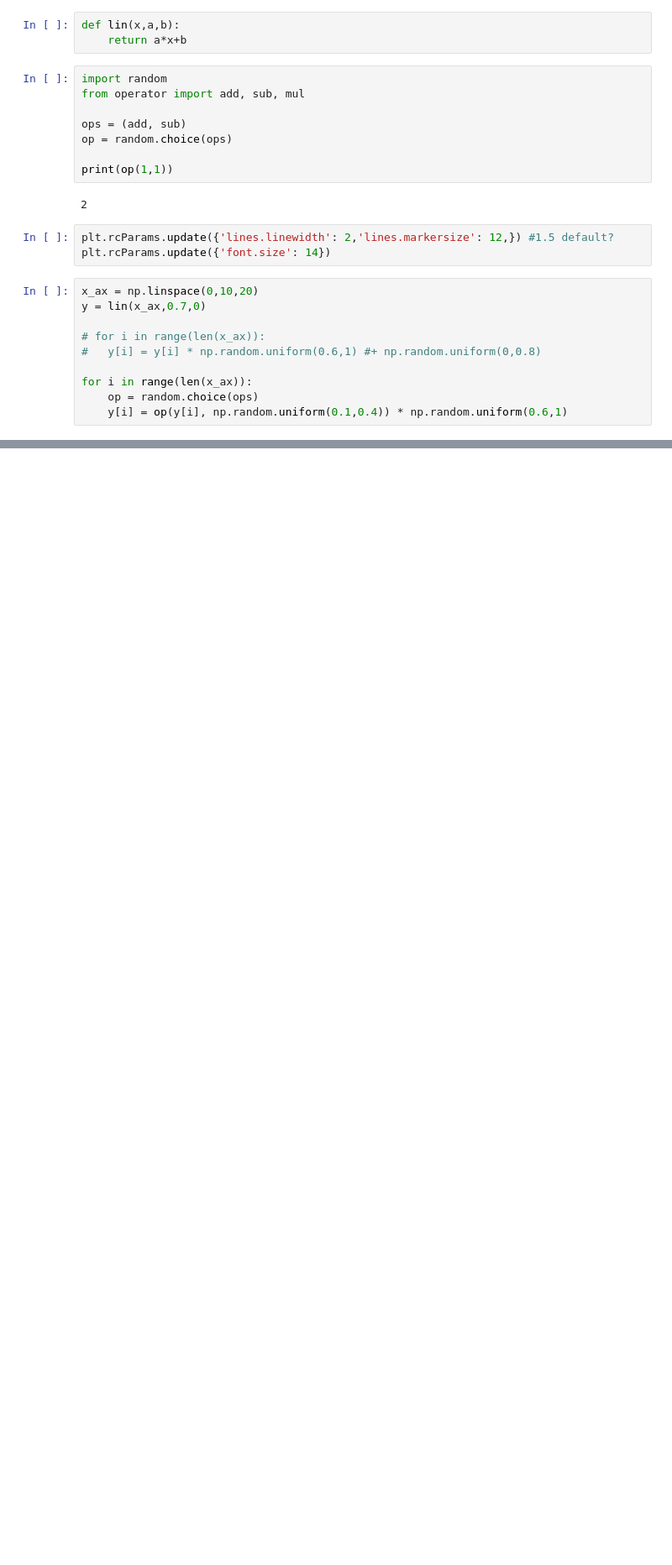
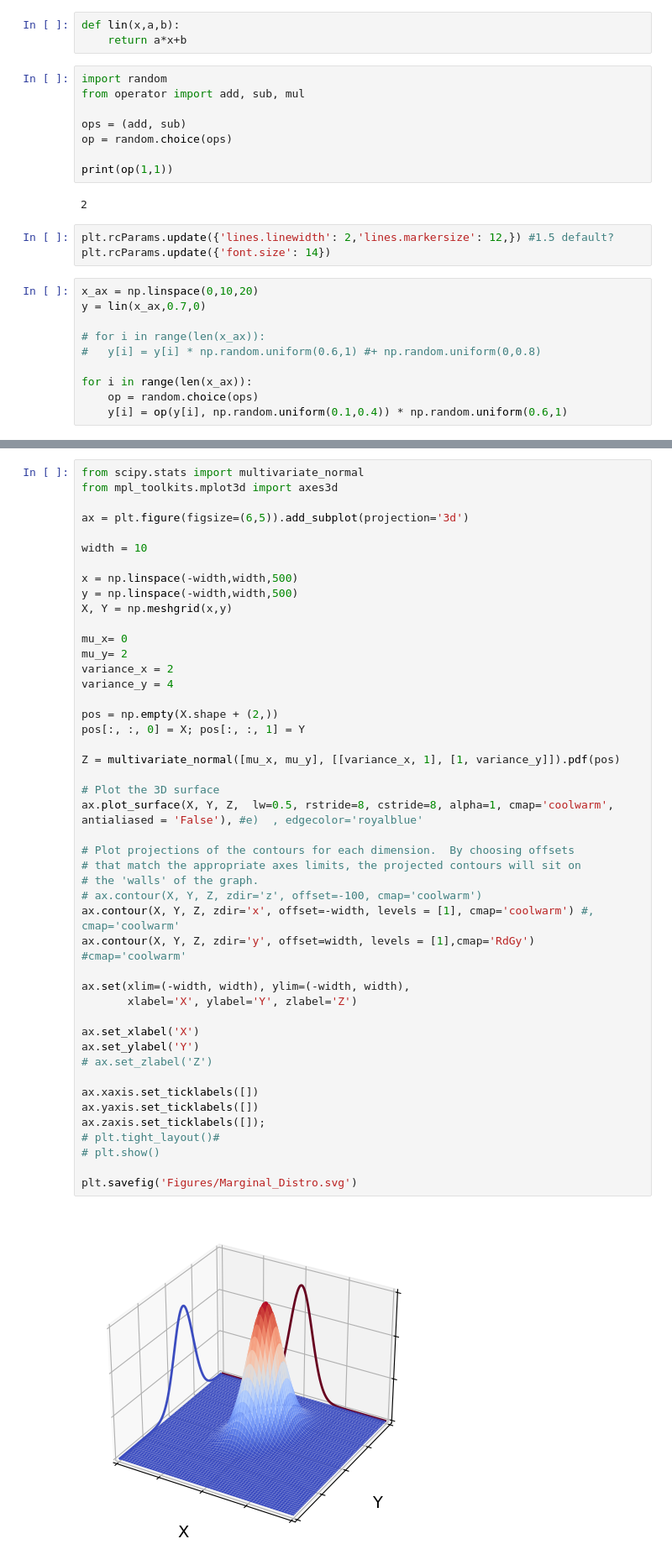
Before and after one commit to sebastian-k-physics/SciML_Gaussian_Processes, a Jupyter notebook: Figures.ipynb, the cells around one changed output, grey strips where cells are left out. Shown at 84% size. Cells and saved outputs as stored; diff of their text form; blank space fills up the shorter version.

Commit message:
Added Marginalization + Conditioning to PP

```diff
--- a/Figures.ipynb
+++ b/Figures.ipynb
@@ -75,0 +123,48 @@ plt.savefig('Figures/Regression_fitted.svg')
+# %%
+from scipy.stats import multivariate_normal
+from mpl_toolkits.mplot3d import axes3d
+
+ax = plt.figure(figsize=(6,5)).add_subplot(projection='3d')
+
+width = 10
+
+x = np.linspace(-width,width,500)
+y = np.linspace(-width,width,500)
+X, Y = np.meshgrid(x,y)
+
+mu_x= 0
+mu_y= 2
+variance_x = 2
+variance_y = 4
+
+pos = np.empty(X.shape + (2,))
+pos[:, :, 0] = X; pos[:, :, 1] = Y
+
+Z = multivariate_normal([mu_x, mu_y], [[variance_x, 1], [1, variance_y]]).pdf(pos)
+
+# Plot the 3D surface
+ax.plot_surface(X, Y, Z,  lw=0.5, rstride=8, cstride=8, alpha=1, cmap='coolwarm', antialiased = 'False'), #e)  , edgecolor='royalblue'
+
+# Plot projections of the contours for each dimension.  By choosing offsets
+# that match the appropriate axes limits, the projected contours will sit on
+# the 'walls' of the graph.
+# ax.contour(X, Y, Z, zdir='z', offset=-100, cmap='coolwarm')
+ax.contour(X, Y, Z, zdir='x', offset=-width, levels = [1], cmap='coolwarm') #, cmap='coolwarm'
+ax.contour(X, Y, Z, zdir='y', offset=width, levels = [1],cmap='RdGy') #cmap='coolwarm'
+
+ax.set(xlim=(-width, width), ylim=(-width, width),
+       xlabel='X', ylabel='Y', zlabel='Z')
+
+ax.set_xlabel('X')
+ax.set_ylabel('Y')
+# ax.set_zlabel('Z')
+
+ax.xaxis.set_ticklabels([])
+ax.yaxis.set_ticklabels([])
+ax.zaxis.set_ticklabels([]);
+# plt.tight_layout()#
+# plt.show()
+
+plt.savefig('Figures/Marginal_Distro.svg')
+# %% [output]
+[figure, added]
```
Also changed, not shown: parts of 5 cells of this notebook, 4 other files.
